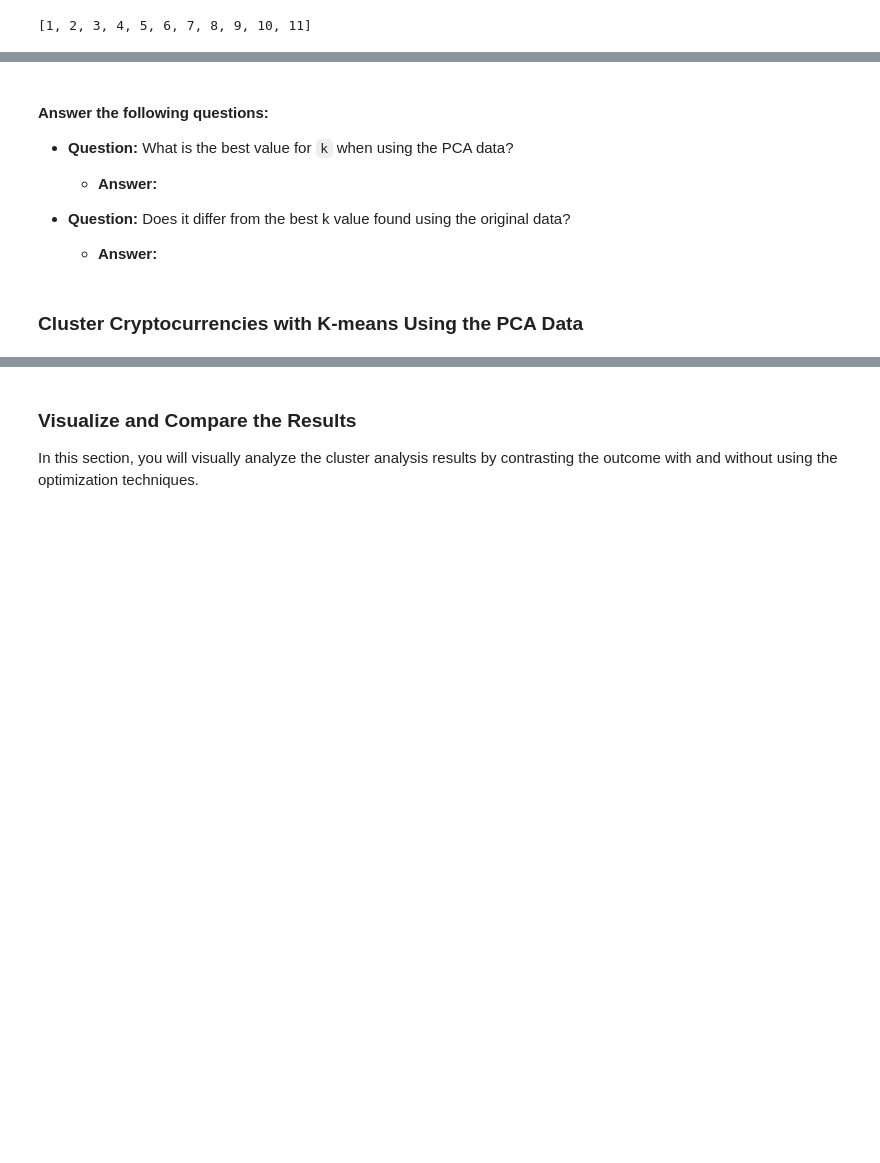
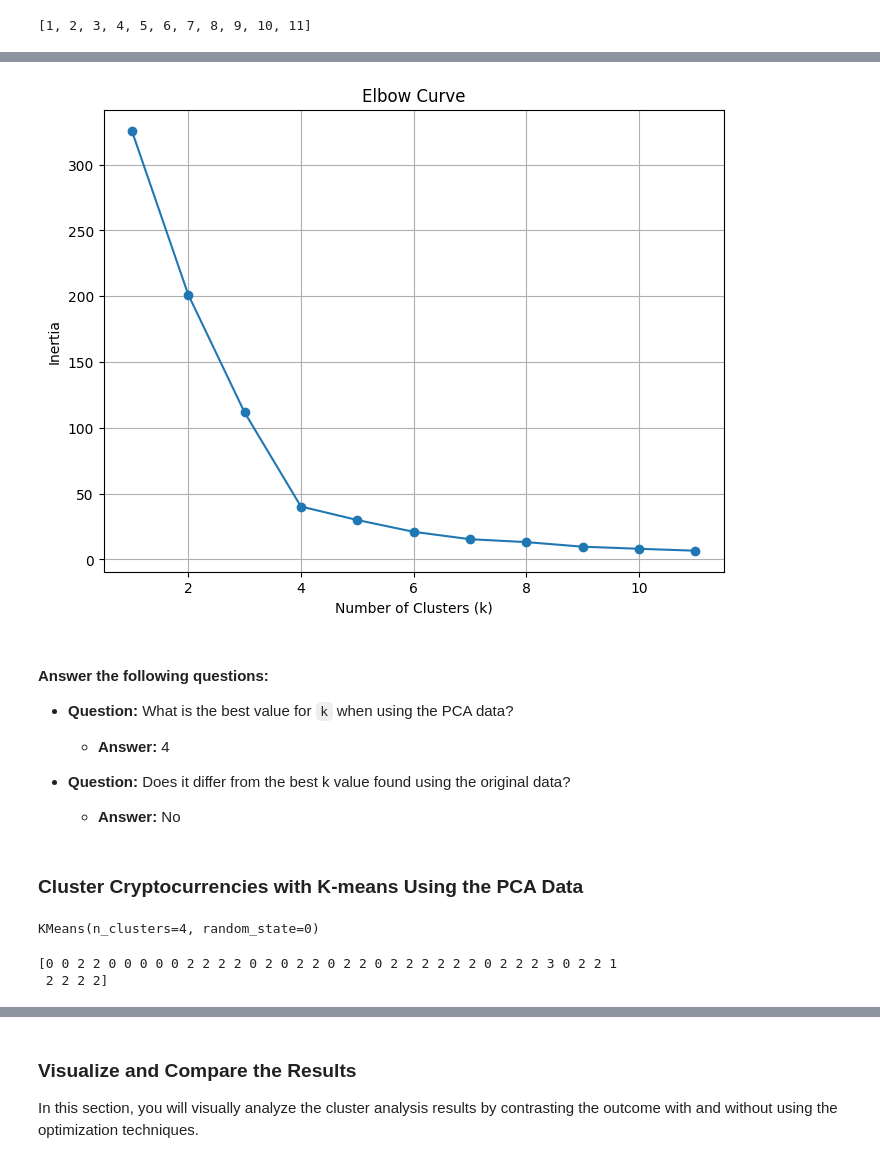
Before and after one commit to MaisieDeGraaf/CryptoClustering, a Jupyter notebook: Crypto_Clustering.ipynb, the cells around one changed output, grey strips where cells are left out. Saved outputs shown, nothing was run; the diff lists cells and outputs as text; code cells hidden in the pictures; blank space fills up the shorter version.

```diff
--- a/Crypto_Clustering.ipynb
+++ b/Crypto_Clustering.ipynb
@@ -332,17 +344,26 @@ print(inertia_values)
 # %%
 # Plot a line chart with all the inertia values computed with
 # the different values of k to visually identify the optimal value for k.
+plt.figure(figsize=(8, 6))
+plt.plot(k_values, inertia_values, marker='o', linestyle='-')
+plt.xlabel('Number of Clusters (k)')
+plt.ylabel('Inertia')
+plt.title('Elbow Curve')
+plt.grid(True)
+plt.show()
+# %% [output]
+[figure, added]
 # %% [markdown]
 #### Answer the following questions:
 
 * **Question:** What is the best value for `k` when using the PCA data?
 
-  * **Answer:**
+  * **Answer:** 4
 
 
 * **Question:** Does it differ from the best k value found using the original data?
 
-  * **Answer:**
+  * **Answer:** No
 # %% [markdown]
 ### Cluster Cryptocurrencies with K-means Using the PCA Data
 # %%
@@ -350,8 +372,15 @@ print(inertia_values)
 # %%
 # Fit the K-Means model using the PCA data
+model.fit(crypto_pca_df)
+# %% [output]
+KMeans(n_clusters=4, random_state=0)
 # %%
 # Predict the clusters to group the cryptocurrencies using the PCA data
-
+k_4 = model.predict(crypto_pca_df)
 # Print the resulting array of cluster values.
+print(k_4)
+# %% [output]
+[0 0 2 2 0 0 0 0 0 2 2 2 2 0 2 0 2 2 0 2 2 0 2 2 2 2 2 2 0 2 2 2 3 0 2 2 1
+ 2 2 2 2]
 # %%
 # Create a copy of the DataFrame with the PCA data
```
Also changed, not shown: parts of 15 cells of this notebook.
